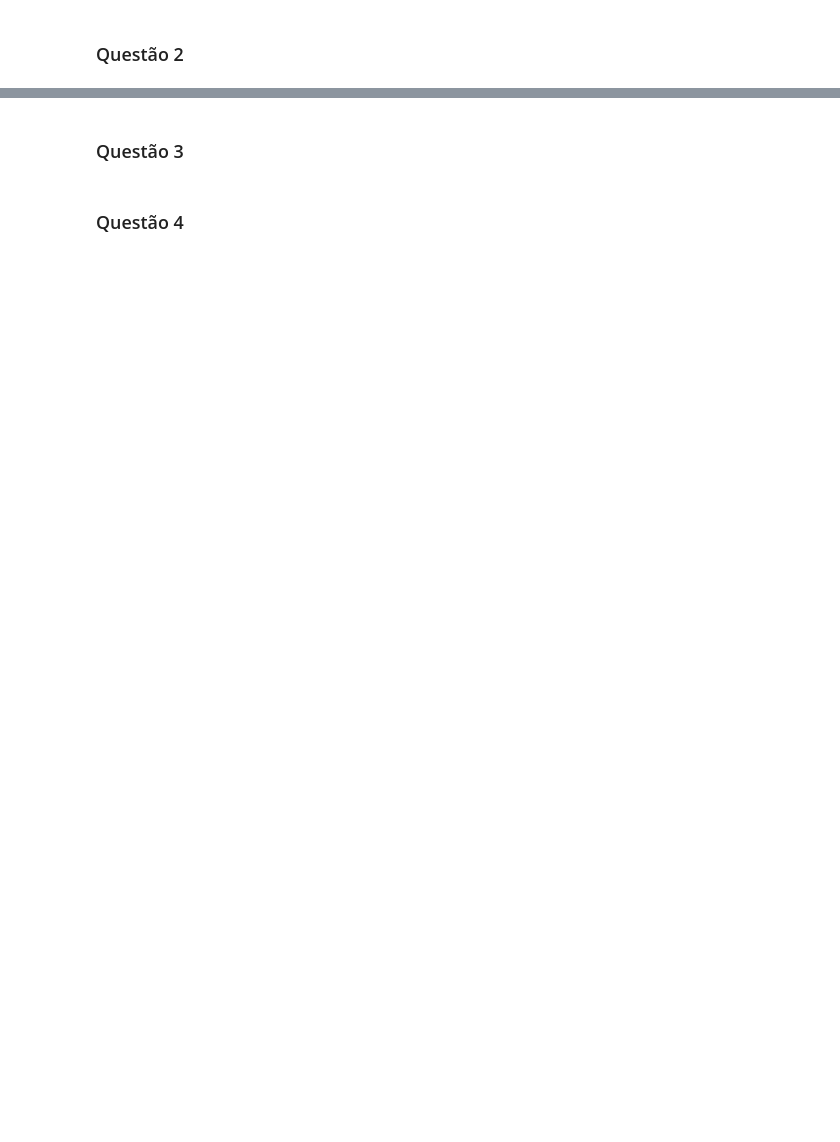
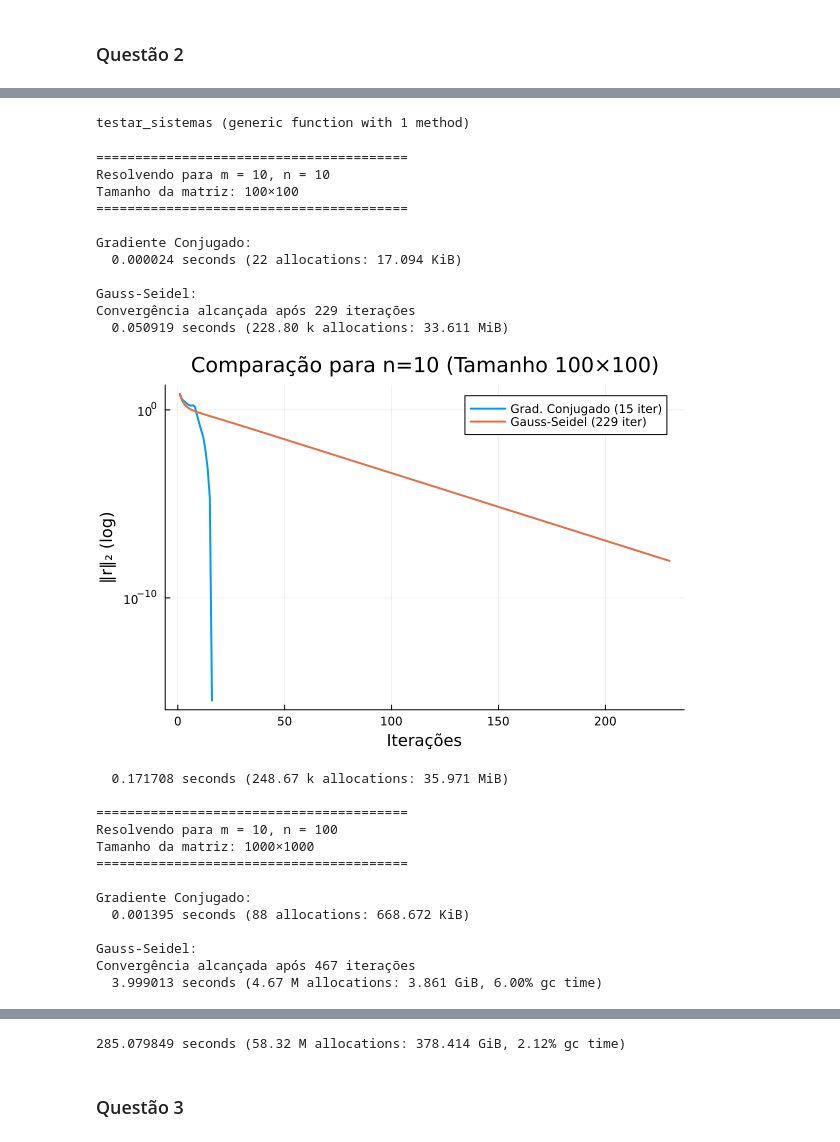
Before and after one commit to amandatz/computational-linear-algebra, a Jupyter notebook: Atividade6.ipynb, the cells around one changed output, grey strips where cells are left out. Cells and saved outputs as stored; diff of their text form; code cells hidden in the pictures; blank space fills up the shorter version.

```diff
--- a/Atividade6.ipynb
+++ b/Atividade6.ipynb
@@ -22,13 +21,16 @@ TaskLocalRNG()
 function gauss_seidel(A, b, x0; tol=1e-8, max_iter=1000)
   n = length(b)
   x = copy(x0)
+  residuals = Float64[]
   residual = norm(A * x - b)
-  residuals = [residual]
+  push!(residuals, residual)
 
   for iter in 1:max_iter
+    x_old = copy(x)
+
     for i in 1:n
       sum_updated = dot(A[i, 1:i-1], x[1:i-1])
-      sum_not_updated = dot(A[i, i+1:n], x[i+1:n])
+      sum_not_updated = dot(A[i, i+1:n], x_old[i+1:n])
 
       x[i] = (b[i] - sum_updated - sum_not_updated) / A[i, i]
     end
@@ -89,0 +106,65 @@ gradientes_conjugados (generic function with 1 method)
+# %%
+function testar_sistemas(m, ns)
+    for n in ns
+        println("\n========================================")
+        println("Resolvendo para m = $m, n = $n")
+        println("Tamanho da matriz: $(m*n)×$(m*n)")
+        println("========================================")
+
+        @time begin
+            A = matriz_bloco_tridiagonal(m, n)
+            e = ones(m*n)
+            b = A*e
+            x0 = zeros(m*n)
+
+            println("\nGradiente Conjugado:")
+            @time x_gc, res_gc, iter_gc = gradiente_conjugado(A, b, x0)
+
+            println("\nGauss-Seidel:")
+            @time x_gs, res_gs, iter_gs = gauss_seidel(A, b, x0)
+
+            # Plotagem
+            p = plot(title="Comparação para n=$n (Tamanho $(m*n)×$(m*n))",
+                    xlabel="Iterações", ylabel="‖r‖₂ (log)",
+                    yscale=:log10, legend=:topright)
+
+            plot!(p, res_gc, label="Grad. Conjugado ($iter_gc iter)", lw=2)
+            plot!(p, res_gs, label="Gauss-Seidel ($iter_gs iter)", lw=2)
+
+            display(p)
+            savefig(p, "comparacao_n$(n)_optimized.png")
+        end
+    end
+end
+# %% [output]
+testar_sistemas (generic function with 1 method)
+# %%
+
+# Executar teste
+testar_sistemas(10, [10, 100, 1000])
+# %% [output]
+========================================
+Resolvendo para m = 10, n = 10
+Tamanho da matriz: 100×100
+========================================
+
+Gradiente Conjugado:
+  0.000024 seconds (22 allocations: 17.094 KiB)
+
+Gauss-Seidel:
+Convergência alcançada após 229 iterações
+  0.050919 seconds (228.80 k allocations: 33.611 MiB)
+[figure, added]
+  0.171708 seconds (248.67 k allocations: 35.971 MiB)
+
+========================================
+Resolvendo para m = 10, n = 100
+Tamanho da matriz: 1000×1000
+========================================
+
+Gradiente Conjugado:
+  0.001395 seconds (88 allocations: 668.672 KiB)
+
+Gauss-Seidel:
+Convergência alcançada após 467 iterações
+  3.999013 seconds (4.67 M allocations: 3.861 GiB, 6.00% gc time)
@@ -90,4 +186,3 @@ gradientes_conjugados (generic function with 1 method)
+285.079849 seconds (58.32 M allocations: 378.414 GiB, 2.12% gc time)
 # %% [markdown]
 ### Questão 3
-# %% [markdown]
-### Questão 4
```
Also changed, not shown: parts of 7 cells of this notebook.
